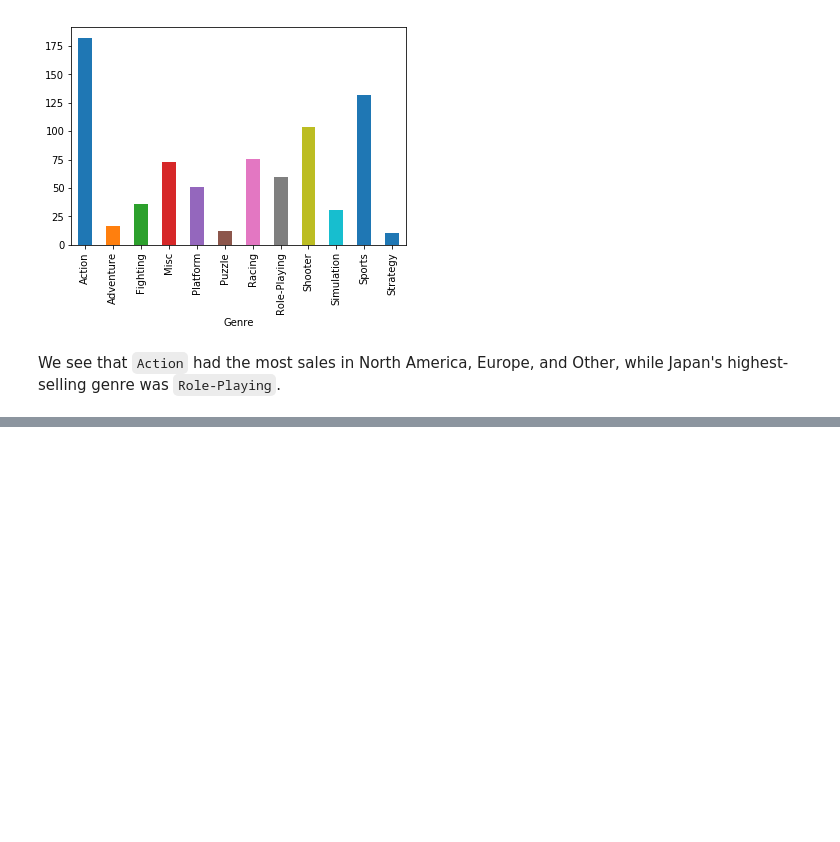
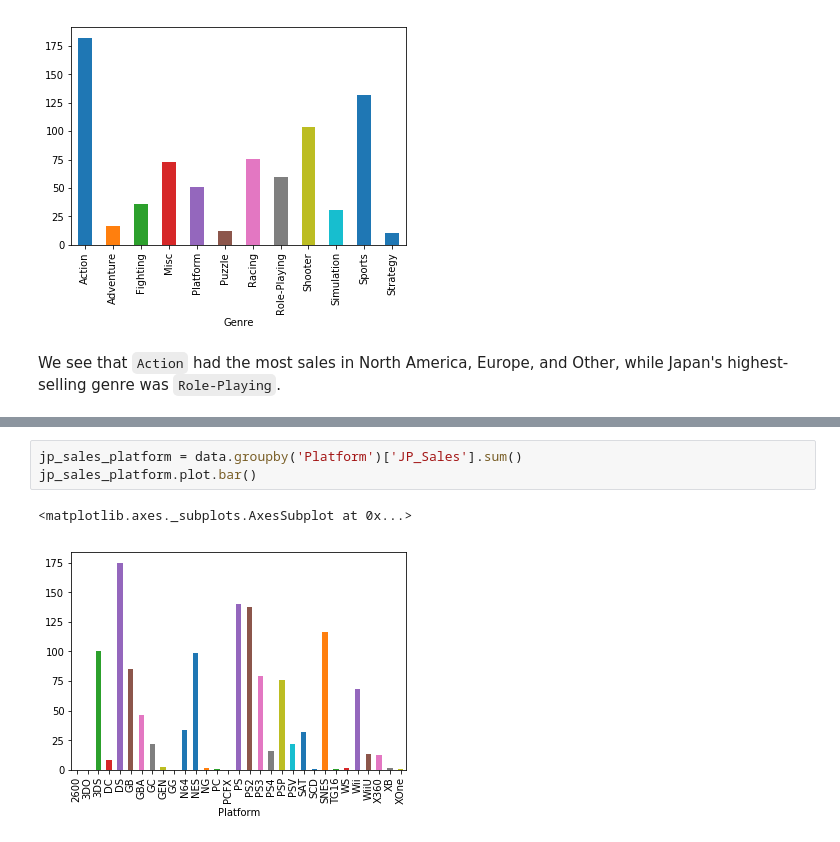
Before and after one commit to NicholasCrossman/python-game-sales-data-cleaning, a Jupyter notebook: game-sales-data-analysis.ipynb, the cells around one changed output, grey strips where cells are left out. Saved outputs shown, nothing was run; the diff lists cells and outputs as text; blank space fills up the shorter version.

```diff
--- a/game-sales-data-analysis.ipynb
+++ b/game-sales-data-analysis.ipynb
@@ -128,0 +145,6 @@ We see that `Action` had the most sales in North America, Europe, and Other, whi
+# %%
+jp_sales_platform = data.groupby('Platform')['JP_Sales'].sum()
+jp_sales_platform.plot.bar()
+# %% [output]
+<matplotlib.axes._subplots.AxesSubplot at 0x...>
+[figure, added]
```
Also changed, not shown: parts of 6 cells of this notebook.
